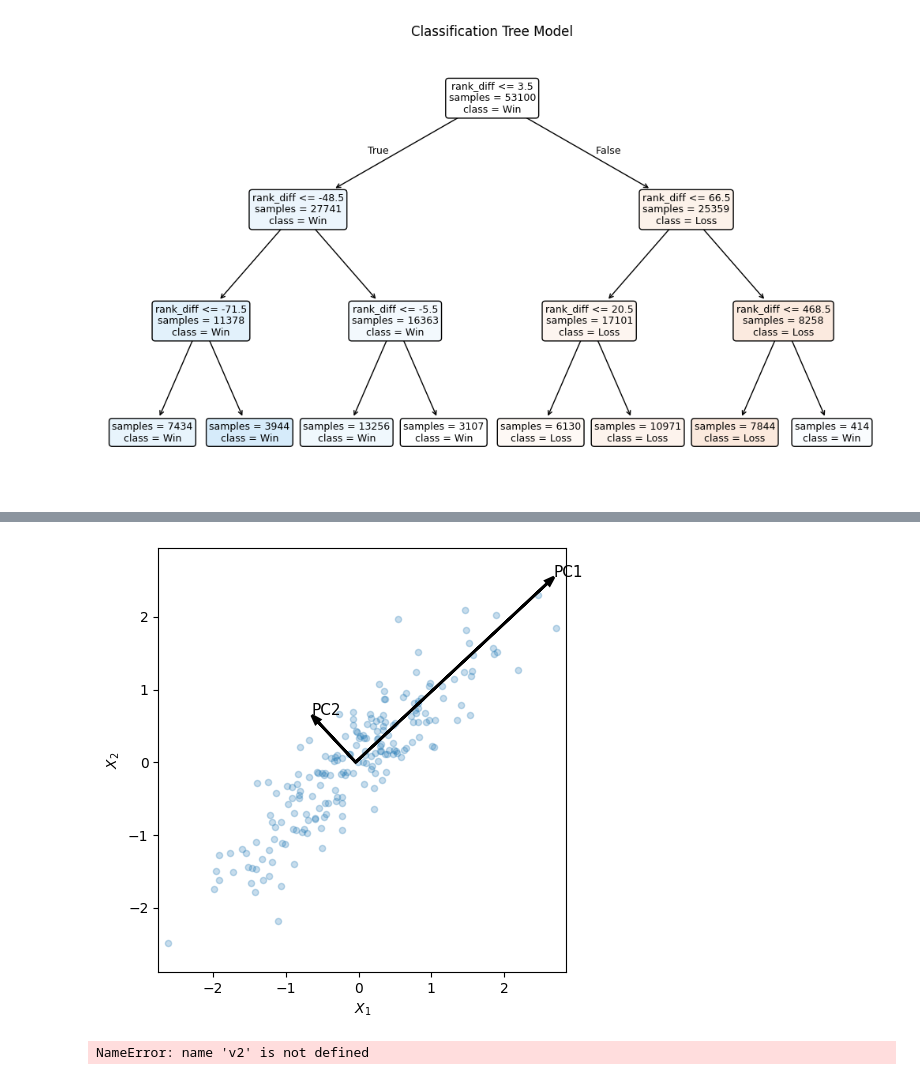
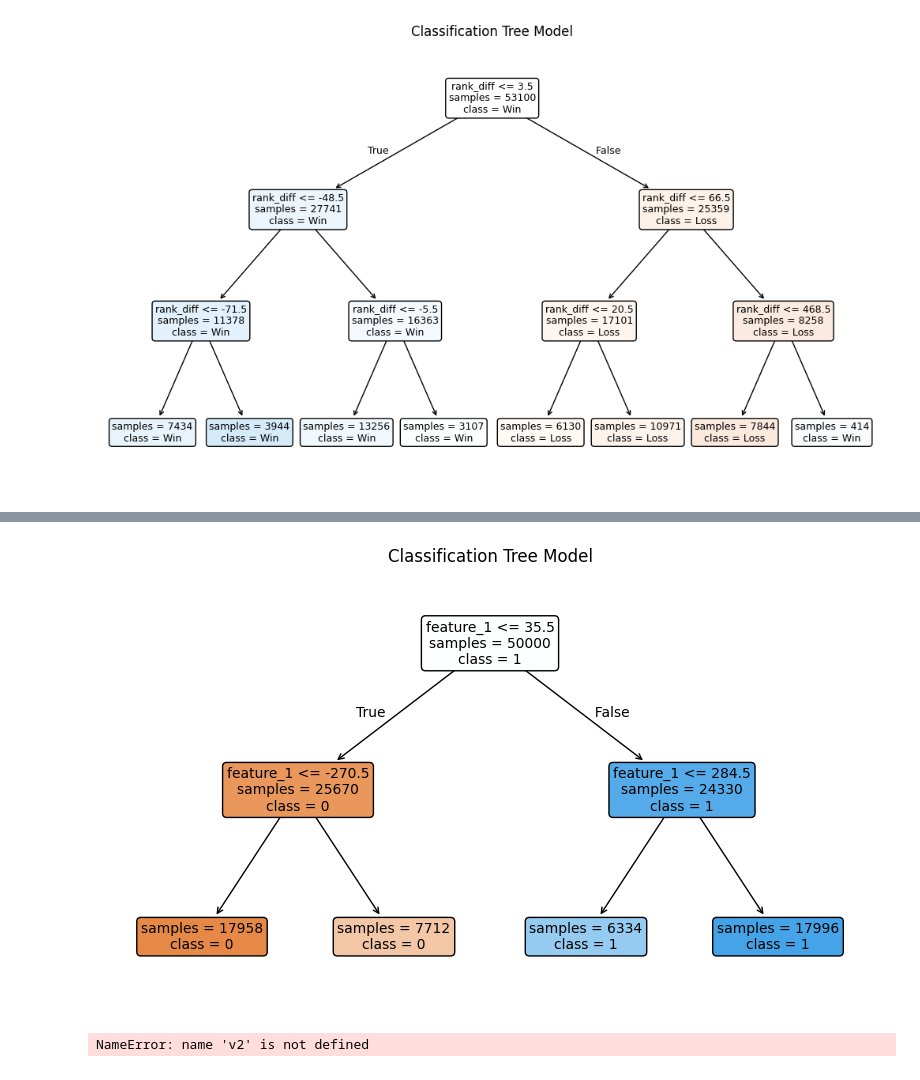
Before and after one commit to arttusokka/Predicting-ATP-matches-outcome, a Jupyter notebook: data_cleaning_preprocessing/graphs.ipynb, the cells around one changed output, grey strips where cells are left out. Cells and saved outputs as stored; diff of their text form; code cells hidden in the pictures.

```diff
--- a/data_cleaning_preprocessing/graphs.ipynb
+++ b/data_cleaning_preprocessing/graphs.ipynb
@@ -333,61 +224,60 @@ print(os.getcwd())
 # %%
 import numpy as np
 import matplotlib.pyplot as plt
-from sklearn.decomposition import PCA
+from sklearn.tree import DecisionTreeClassifier, plot_tree
 
-# Generate correlated data
 np.random.seed(42)
-x1 = np.random.normal(0, 1, 200)
-x2 = 0.8 * x1 + np.random.normal(0, 0.4, 200)
-X = np.column_stack((x1, x2))
+n = 50000
 
-# Fit PCA
-pca = PCA(n_components=2)
-pca.fit(X)
+# Feature (kuten ennen)
+feature_1 = np.random.randint(-1000, 1000, size=n)
+X_vis = feature_1.reshape(-1, 1)
 
-mean = X.mean(axis=0)
-components = pca.components_
-variance = pca.explained_variance_
+# 🔑 TÄRKEIN OSA: probabilistinen target (kuten oikeassa datassa!)
+p = 1 / (1 + np.exp(-feature_1 / 200))   # sigmoid
+y = (np.random.rand(n) < p).astype(int)
 
-# Plot
-plt.figure(figsize=(5,5))
+# Tree (älä rajoita liikaa)
+tree_vis = DecisionTreeClassifier(
+    max_depth=2,
+    min_samples_leaf=500,
+    random_state=1
+)
 
-# datapoints
-plt.scatter(X[:,0], X[:,1], alpha=0.25, s=20)
+tree_vis.fit(X_vis, y)
 
-# PC arrows
-for i in range(2):
+fig, ax = plt.subplots(figsize=(8, 5))  # pienempi canvas
 
-    vector = components[i] * np.sqrt(variance[i]) * 3
+plot_tree(
+    tree_vis,
+    feature_names=["feature_1"],
+    class_names=["0", "1"],
+    filled=True,
+    rounded=True,
+    impurity=False,
+    proportion=False,
+    precision=2,
+    fontsize=9,
+    ax=ax
+)
 
-    plt.arrow(
-        mean[0], mean[1],
-        vector[0], vector[1],
-        head_width=0.08,
-        length_includes_head=True,
-        linewidth=2,
-        color="black"
-    )
+# Poistetaan value-rivi
+for text in ax.texts:
+    label = text.get_text()
+    lines = label.split("\n")
+    lines = [line for line in lines if not line.strip().startswith("value")]
+    text.set_text("\n".join(lines))
 
-# labels for PCs
-v1 = components[0] * np.sqrt(variance[0]) * 3
-v2 = components[1] * np.sqrt(variance[1]) * 3
+plt.title("Classification Tree Model", fontsize=12)
 
-plt.text(mean[0] + v1[0], mean[1] + v1[1], "PC1", fontsize=11)
-plt.text(mean[0] + v2[0], mean[1] + v2[1], "PC2", fontsize=11)
+# 🔑 TÄRKEÄT RIVIT
+plt.tight_layout()
+plt.subplots_adjust(left=0.02, right=0.98, top=0.90, bottom=0.02)
 
-#let's add 90 degree note between PC1 and PC2
-plt.xlabel("$X_1$")
-plt.ylabel("$X_2$")
-
-plt.axis("equal")
-plt.grid(False)
-
-plt.tight_layout()
-plt.savefig("pca_visualization.pdf")
+plt.savefig("classification_tree_generic.pdf", bbox_inches="tight", pad_inches=0.02)
 plt.show()
 # %% [output]
-[figure, old version]
+[figure, new version]
 # %%
 import numpy as np
 import matplotlib.pyplot as plt
```
Also changed, not shown: parts of 6 cells of this notebook, 17 other files.
